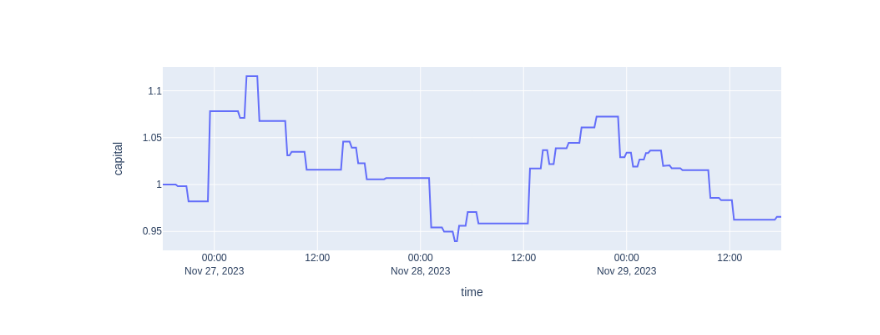
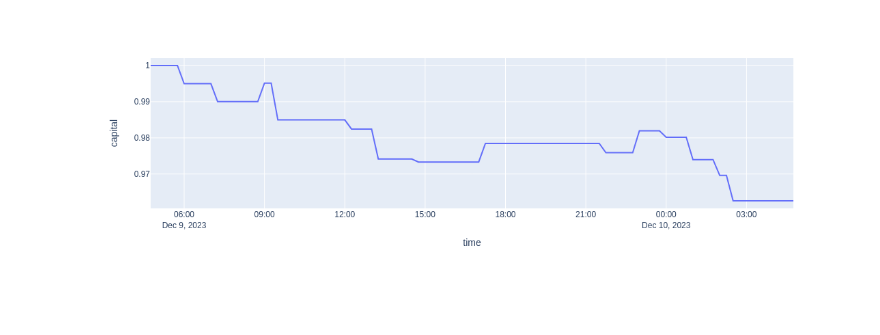
Before and after one commit to joliveros/exchange-data, a Jupyter notebook: notebooks/backtest.ipynb, the cells around one changed output. Cells and saved outputs as stored; diff of their text form; code cells hidden in the pictures; blank space fills up the shorter version.

```diff
--- a/notebooks/backtest.ipynb
+++ b/notebooks/backtest.ipynb
@@ -17,15 +17,15 @@ init_notebook_mode(connected=True)
 params = {
  'cache': False,
  'database_name': 'binance_futures',
- 'depth': 32,
+ 'depth': 42,
  'futures': False,
  'group_by': '1m',
- 'interval': '3d',
+ 'interval': '1d',
  'max_volume_quantile': 0.99,
  'offset_interval': '0h',
  'plot': False,
- 'round_decimals': 2,
- 'sequence_length': 48,
+ 'round_decimals': 3,
+ 'sequence_length': 36,
  'symbol': 'UNFIUSDT',
  'window_size': '1h',
  'additional_group_by': '15Min',
@@ -83 +83 @@ The class ViTFeatureExtractor is deprecated and will be removed in version 5 of
-[figure, old version]
+[figure, new version]
```
Also changed, not shown: parts of 1 cell of this notebook, 3 other files.
